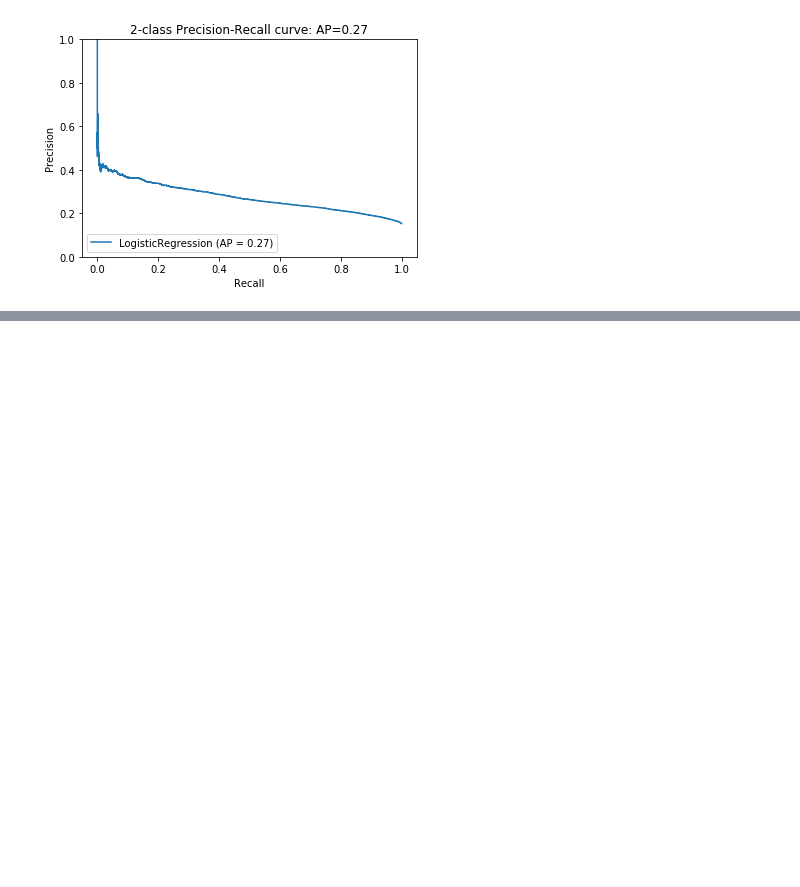
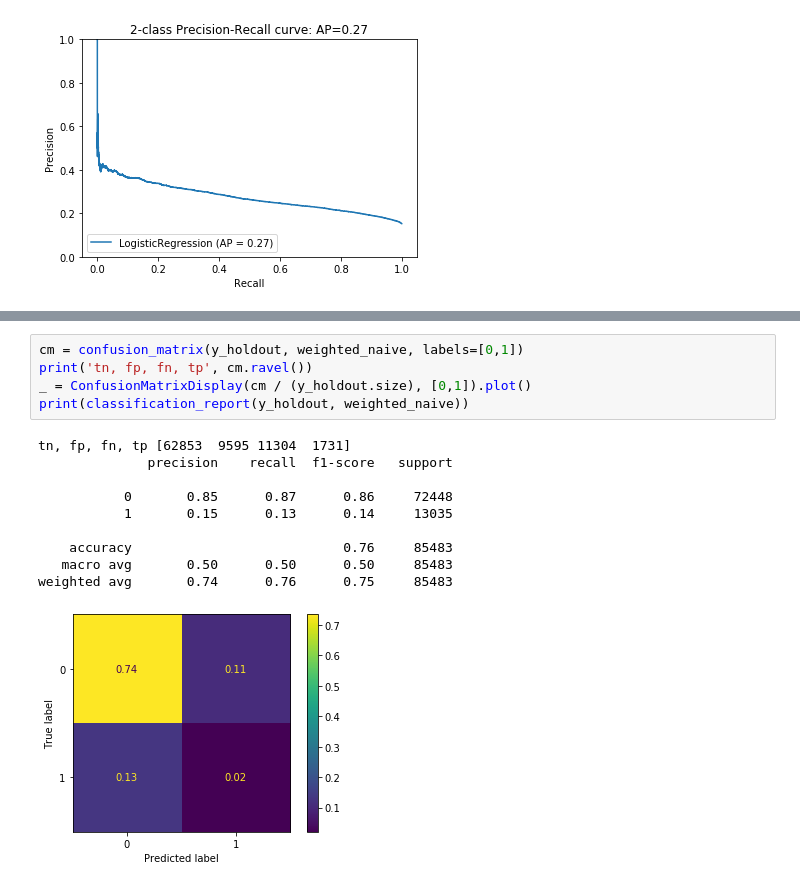
Before and after one commit to mgudorf/datsci, a Jupyter notebook: capstone1/notebooks/Lending_club_loan_classification.ipynb, the cells around one changed output, grey strips where cells are left out. Saved outputs shown, nothing was run; the diff lists cells and outputs as text; blank space fills up the shorter version.

```diff
--- a/capstone1/notebooks/Lending_club_loan_classification.ipynb
+++ b/capstone1/notebooks/Lending_club_loan_classification.ipynb
@@ -573 +604,17 @@ weighted avg       0.81      0.63      0.68     85483
+# %%
+cm = confusion_matrix(y_holdout, weighted_naive, labels=[0,1])
+print('tn, fp, fn, tp', cm.ravel())
+_ = ConfusionMatrixDisplay(cm / (y_holdout.size), [0,1]).plot()
+print(classification_report(y_holdout, weighted_naive))
+# %% [output]
+tn, fp, fn, tp [62853  9595 11304  1731]
+              precision    recall  f1-score   support
+
+           0       0.85      0.87      0.86     72448
+           1       0.15      0.13      0.14     13035
+
+    accuracy                           0.76     85483
+   macro avg       0.50      0.50      0.50     85483
+weighted avg       0.74      0.76      0.75     85483
+[figure, added]
 # %% [markdown]
```
Also changed, not shown: parts of 6 cells of this notebook, 7 other files.
